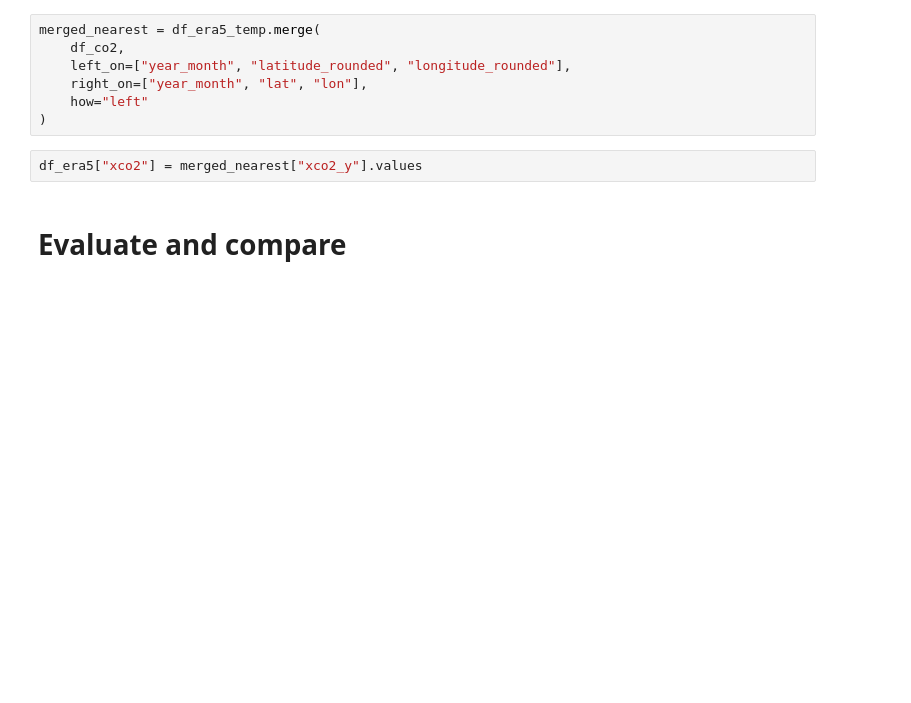
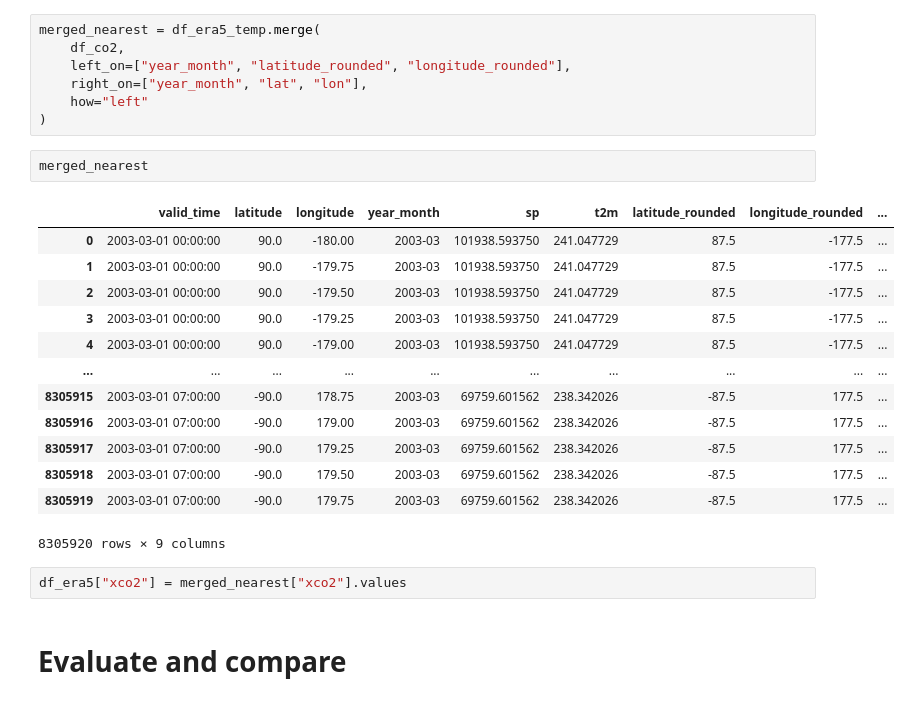
Before and after one commit to mrquaternion/CS-Pipeline, a Jupyter notebook: merge_era5_and_co2_proc.ipynb, the cells around one changed output. Cells and saved outputs as stored; diff of their text form; blank space fills up the shorter version.

```diff
--- a/merge_era5_and_co2_proc.ipynb
+++ b/merge_era5_and_co2_proc.ipynb
@@ -145,8 +251,24 @@ merged_nearest = df_era5_temp.merge(
     right_on=["year_month", "lat", "lon"],
     how="left"
 )
+# %%
+merged_nearest
+# %% [output]
+|  | valid_time | latitude | longitude | year_month | sp | t2m | latitude_rounded | longitude_rounded | ... |
+| 0 | 2003-03-01 00:00:00 | 90.0 | -180.00 | 2003-03 | 101938.593750 | 241.047729 | 87.5 | -177.5 | ... |
+| 1 | 2003-03-01 00:00:00 | 90.0 | -179.75 | 2003-03 | 101938.593750 | 241.047729 | 87.5 | -177.5 | ... |
+| 2 | 2003-03-01 00:00:00 | 90.0 | -179.50 | 2003-03 | 101938.593750 | 241.047729 | 87.5 | -177.5 | ... |
+| 3 | 2003-03-01 00:00:00 | 90.0 | -179.25 | 2003-03 | 101938.593750 | 241.047729 | 87.5 | -177.5 | ... |
+| 4 | 2003-03-01 00:00:00 | 90.0 | -179.00 | 2003-03 | 101938.593750 | 241.047729 | 87.5 | -177.5 | ... |
+| ... | ... | ... | ... | ... | ... | ... | ... | ... | ... |
+| 8305915 | 2003-03-01 07:00:00 | -90.0 | 178.75 | 2003-03 | 69759.601562 | 238.342026 | -87.5 | 177.5 | ... |
+| 8305916 | 2003-03-01 07:00:00 | -90.0 | 179.00 | 2003-03 | 69759.601562 | 238.342026 | -87.5 | 177.5 | ... |
+| 8305917 | 2003-03-01 07:00:00 | -90.0 | 179.25 | 2003-03 | 69759.601562 | 238.342026 | -87.5 | 177.5 | ... |
+| 8305918 | 2003-03-01 07:00:00 | -90.0 | 179.50 | 2003-03 | 69759.601562 | 238.342026 | -87.5 | 177.5 | ... |
+| 8305919 | 2003-03-01 07:00:00 | -90.0 | 179.75 | 2003-03 | 69759.601562 | 238.342026 | -87.5 | 177.5 | ... |
+8305920 rows × 9 columns
 # %%
-df_era5["xco2"] = merged_nearest["xco2_y"].values
+df_era5["xco2"] = merged_nearest["xco2"].values
 # %% [markdown]
 # Evaluate and compare
 # %%
```
Also changed, not shown: parts of 13 cells of this notebook, 1 other file.
